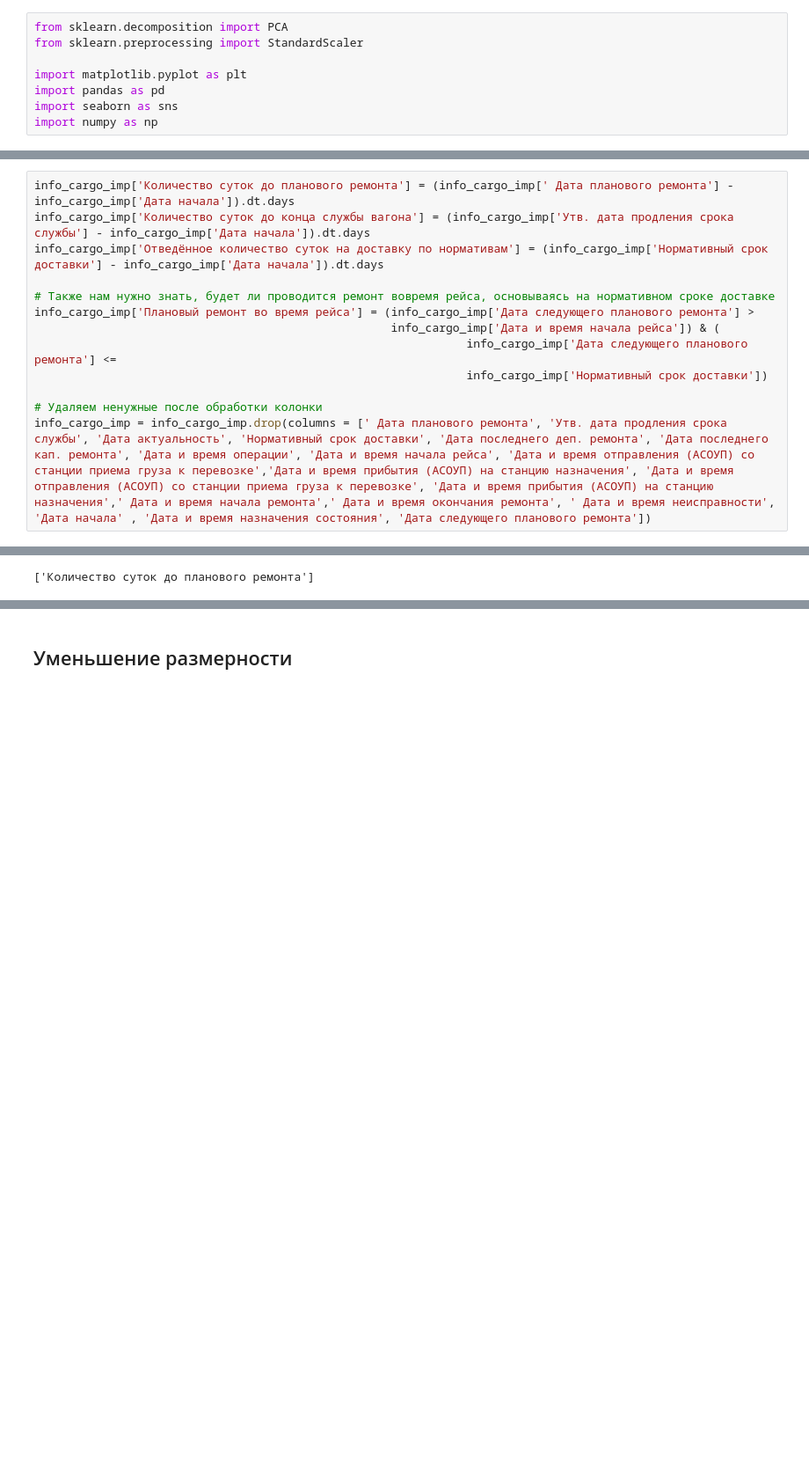
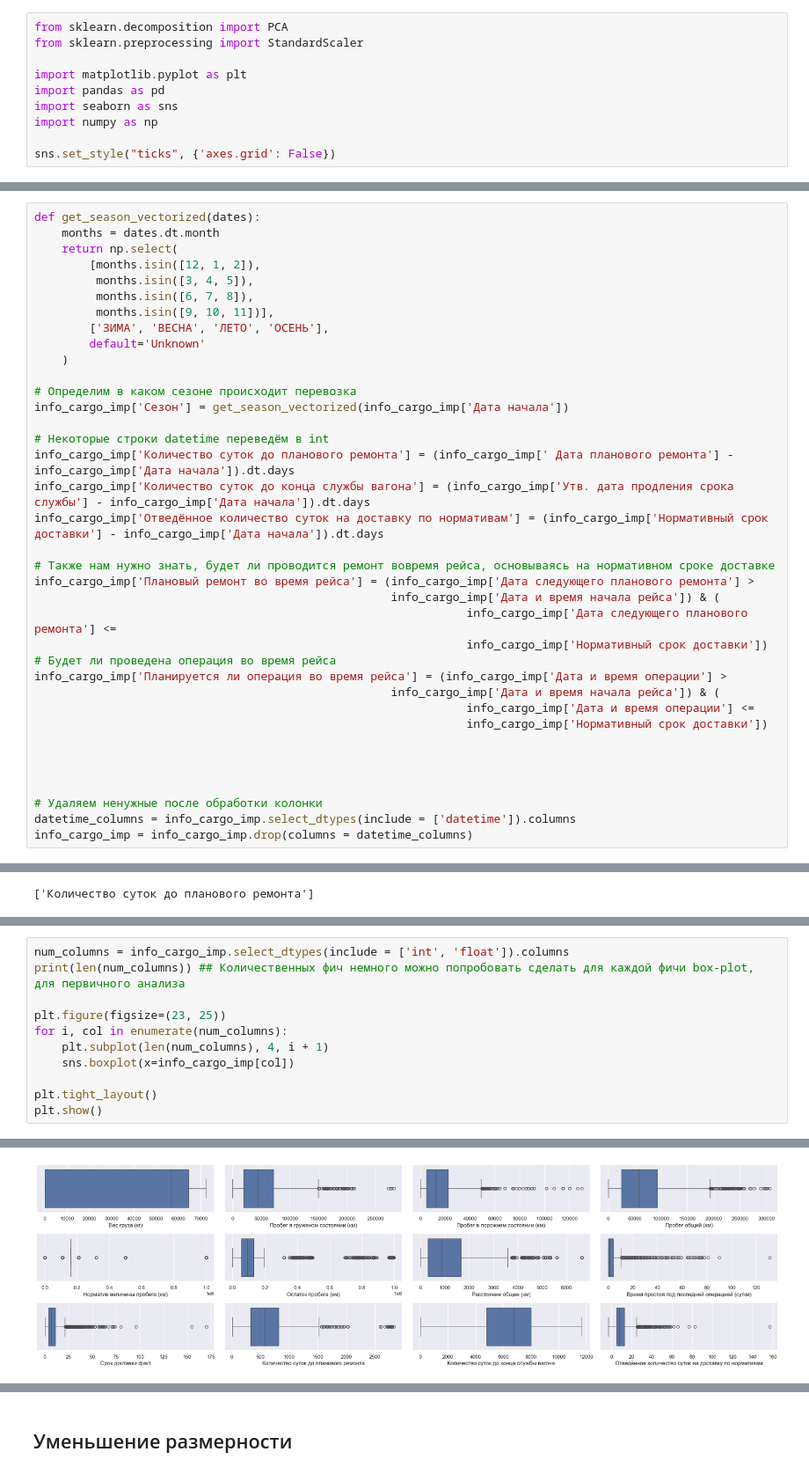
Before and after one commit to DanSikQ/Data_Analyst_Portfolio, a Jupyter notebook: projects/Auto-ML vs Me/Train.ipynb, the cells around one changed output, grey strips where cells are left out. Shown at 88% size. Saved outputs shown, nothing was run; the diff lists cells and outputs as text; blank space fills up the shorter version.

```diff
--- a/projects/Auto-ML vs Me/Train.ipynb
+++ b/projects/Auto-ML vs Me/Train.ipynb
@@ -6,6 +6,8 @@ import matplotlib.pyplot as plt
 import pandas as pd
 import seaborn as sns
 import numpy as np
+
+sns.set_style("ticks", {'axes.grid': False})
 # %%
 info_cargo = pd.read_excel('Dataset 1.xlsx')
 info_cargo.dtypes.value_counts()
@@ -252,6 +320,21 @@ info_cargo_imp['Номер поезда'] = info_cargo_imp['Номер поез
 
 *Важное уточнение, если использовать модель в реальных случаях, мы должны учитывать только факты, которые мы знаем на момент начала рейса*
 # %%
+def get_season_vectorized(dates):
+    months = dates.dt.month
+    return np.select(
+        [months.isin([12, 1, 2]),
+         months.isin([3, 4, 5]),
+         months.isin([6, 7, 8]),
+         months.isin([9, 10, 11])],
+        ['ЗИМА', 'ВЕСНА', 'ЛЕТО', 'ОСЕНЬ'],
+        default='Unknown'
+    )
+
+# Определим в каком сезоне происходит перевозка
+info_cargo_imp['Сезон'] = get_season_vectorized(info_cargo_imp['Дата начала'])
+
+# Некоторые строки datetime переведём в int
 info_cargo_imp['Количество суток до планового ремонта'] = (info_cargo_imp[' Дата планового ремонта'] - info_cargo_imp['Дата начала']).dt.days
 info_cargo_imp['Количество суток до конца службы вагона'] = (info_cargo_imp['Утв. дата продления срока службы'] - info_cargo_imp['Дата начала']).dt.days
 info_cargo_imp['Отведённое количество суток на доставку по нормативам'] = (info_cargo_imp['Нормативный срок доставки'] - info_cargo_imp['Дата начала']).dt.days
@@ -261,6 +344,15 @@ info_cargo_imp['Плановый ремонт во время рейса'] = (in
                                                     info_cargo_imp['Дата и время начала рейса']) & (
                                                                info_cargo_imp['Дата следующего планового ремонта'] <=
                                                                info_cargo_imp['Нормативный срок доставки'])
+# Будет ли проведена операция во время рейса
+info_cargo_imp['Планируется ли операция во время рейса'] = (info_cargo_imp['Дата и время операции'] >
+                                                    info_cargo_imp['Дата и время начала рейса']) & (
+                                                               info_cargo_imp['Дата и время операции'] <=
+                                                               info_cargo_imp['Нормативный срок доставки'])
+
+
+
 
 # Удаляем ненужные после обработки колонки
-info_cargo_imp = info_cargo_imp.drop(columns = [' Дата планового ремонта', 'Утв. дата продления срока службы', 'Дата актуальность', 'Нормативный срок доставки', 'Дата последнего деп. ремонта', 'Дата последнего кап. ремонта', 'Дата и время операции', 'Дата и время начала рейса', 'Дата и время отправления (АСОУП) со станции приема груза к перевозке','Дата и время прибытия (АСОУП) на станцию назначения', 'Дата и время отправления (АСОУП) со станции приема груза к перевозке', 'Дата и время прибытия (АСОУП) на станцию назначения',' Дата и время начала ремонта',' Дата и время окончания ремонта', ' Дата и время неисправности', 'Дата начала' , 'Дата и время назначения состояния', 'Дата следующего планового ремонта'])
+datetime_columns = info_cargo_imp.select_dtypes(include = ['datetime']).columns
+info_cargo_imp = info_cargo_imp.drop(columns = datetime_columns)
@@ -275,0 +373,12 @@ info_cargo_imp[null_index] = info_cargo_imp[null_index].fillna(info_cargo_imp[nu
+# %%
+num_columns = info_cargo_imp.select_dtypes(include = ['int', 'float']).columns
+print(len(num_columns)) ## Количественных фич немного можно попробовать сделать для каждой фичи box-plot, для первичного анализа
+
+plt.figure(figsize=(23, 25))
+for i, col in enumerate(num_columns):
+    plt.subplot(len(num_columns), 4, i + 1)
+    sns.boxplot(x=info_cargo_imp[col])
+
+plt.tight_layout()
+plt.show()
+# %% [output]
@@ -275,0 +386 @@ info_cargo_imp[null_index] = info_cargo_imp[null_index].fillna(info_cargo_imp[nu
+[figure, added]
```
Also changed, not shown: parts of 30 cells of this notebook.
